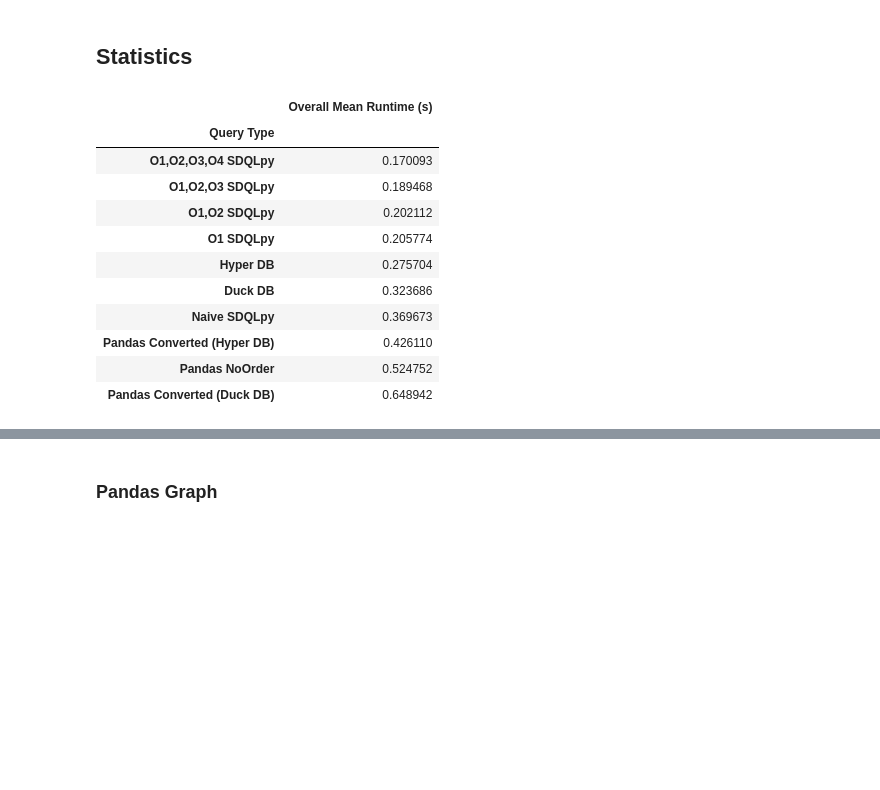
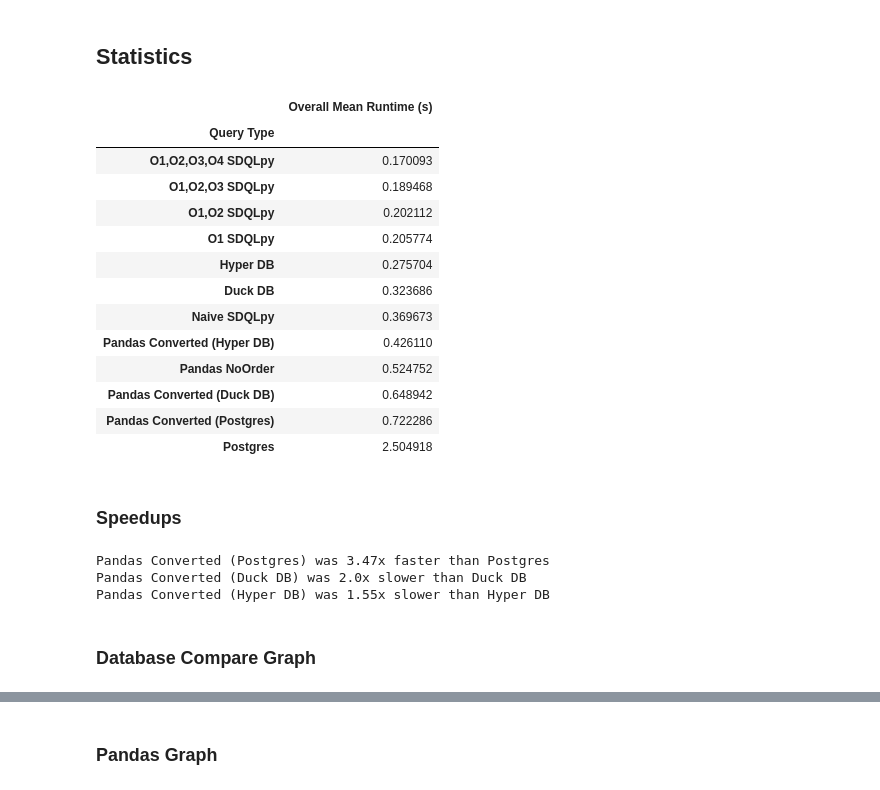
Before and after one commit to groegercesg/QueryBridge, a Jupyter notebook: benchmarking/notebooks/comp_analysis.ipynb, the cells around one changed output, grey strips where cells are left out. Drawn from its saved outputs; the diff is of its cells as text; code cells hidden in the pictures; blank space fills up the shorter version.

Commit message:
Changes to benchmarker and new numbers run for Pandas

```diff
--- a/benchmarking/notebooks/comp_analysis.ipynb
+++ b/benchmarking/notebooks/comp_analysis.ipynb
@@ -167,21 +169,56 @@ def make_average_graph(df, order, color, hatching, filename, x_value='Query Numb
 # %%
 overall = results.groupby("Query Type").agg(
     overall_mean_runtime=("Mean", g_mean)
 )
 overall = overall.sort_values(by="overall_mean_runtime")
 overall = overall.rename(columns={"overall_mean_runtime": "Overall Mean Runtime (s)"})
 
-overall.head(10)
+overall.head(15)
 # %% [output]
 |  | Overall Mean Runtime (s) |
 | Query Type |  |
 | O1,O2,O3,O4 SDQLpy | 0.170093 |
 | O1,O2,O3 SDQLpy | 0.189468 |
 | O1,O2 SDQLpy | 0.202112 |
 | O1 SDQLpy | 0.205774 |
 | Hyper DB | 0.275704 |
 | Duck DB | 0.323686 |
 | Naive SDQLpy | 0.369673 |
 | Pandas Converted (Hyper DB) | 0.426110 |
 | Pandas NoOrder | 0.524752 |
 | Pandas Converted (Duck DB) | 0.648942 |
+| Pandas Converted (Postgres) | 0.722286 |
+| Postgres | 2.504918 |
+# %% [markdown]
+### Speedups
+# %%
+# Should be: (OLD, NEW)
+relevant_pairs = [
+    ("Postgres", "Pandas Converted (Postgres)"),
+    ("Duck DB", "Pandas Converted (Duck DB)"),
+    ("Hyper DB", "Pandas Converted (Hyper DB)")
+]
+
+def get_from_df_by_index(index_value):
+    return float(overall.loc[[index_value]]["Overall Mean Runtime (s)"].iloc[0])
+
+def faster_times_in_time(old_time, new_time):
+    if old_time > new_time:
+        return True, round(old_time/new_time, 2)
+    else:
+        return False, round(new_time/old_time, 2)
+
+for old, new in relevant_pairs:
+    old_value = get_from_df_by_index(old)
+    new_value = get_from_df_by_index(new)
+    faster, value = faster_times_in_time(old_value, new_value)
+    if faster:
+        print(f"{new} was {value}x faster than {old}")
+    else:
+        print(f"{new} was {value}x slower than {old}")
+# %% [output]
+Pandas Converted (Postgres) was 3.47x faster than Postgres
+Pandas Converted (Duck DB) was 2.0x slower than Duck DB
+Pandas Converted (Hyper DB) was 1.55x slower than Hyper DB
+# %% [markdown]
+### Database Compare Graph
```
Also changed, not shown: parts of 13 cells of this notebook, 8 other files.
